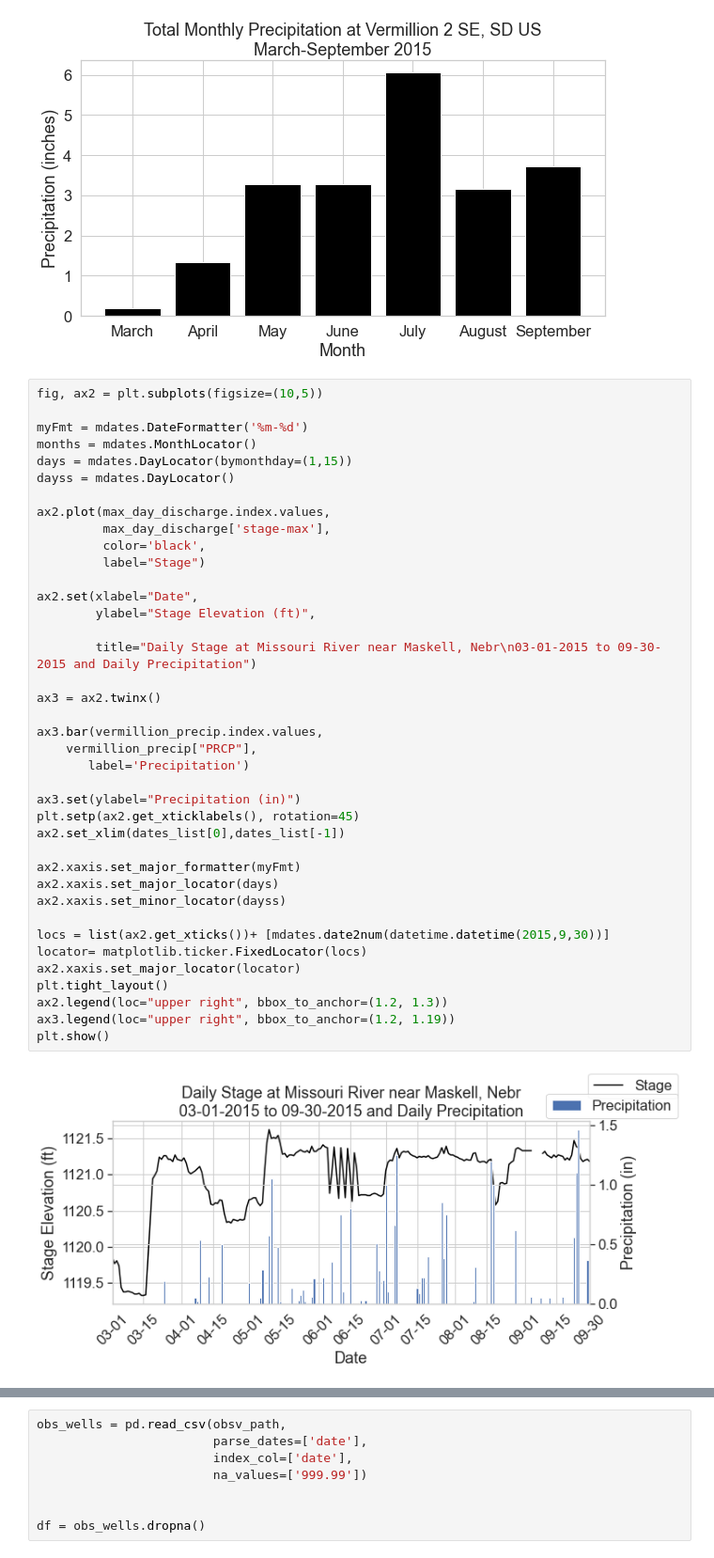
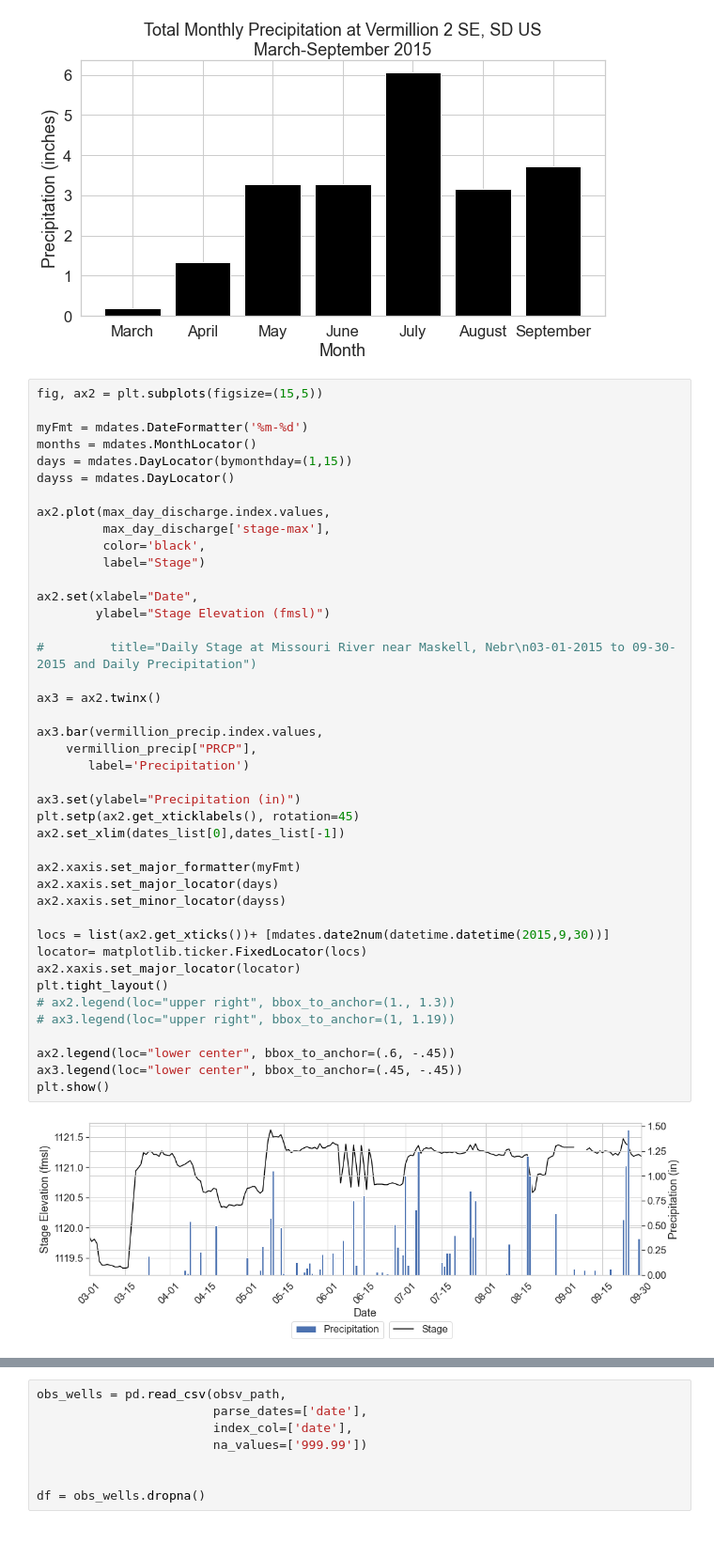
Before and after one commit to nlamkey/LCRWS, a Jupyter notebook: stream-gauge-data.ipynb, the cells around one changed output, grey strips where cells are left out. Shown: that part at 94% size. Drawn from its saved outputs; the diff is of its cells as text.

```diff
--- a/stream-gauge-data.ipynb
+++ b/stream-gauge-data.ipynb
@@ -181,7 +185,7 @@ plt.show()
 # %% [output]
 [figure]
 # %%
-fig, ax2 = plt.subplots(figsize=(10,5))
+fig, ax2 = plt.subplots(figsize=(15,5))
 
 myFmt = mdates.DateFormatter('%m-%d')
 months = mdates.MonthLocator()
@@ -189,38 +193,41 @@ days = mdates.DayLocator(bymonthday=(1,15))
 dayss = mdates.DayLocator()
 
 ax2.plot(max_day_discharge.index.values,
          max_day_discharge['stage-max'],
          color='black',
          label="Stage")
 
 ax2.set(xlabel="Date",
-        ylabel="Stage Elevation (ft)",
+        ylabel="Stage Elevation (fmsl)")
 
-        title="Daily Stage at Missouri River near Maskell, Nebr\n03-01-2015 to 09-30-2015 and Daily Precipitation")
+#         title="Daily Stage at Missouri River near Maskell, Nebr\n03-01-2015 to 09-30-2015 and Daily Precipitation")
 
 ax3 = ax2.twinx()
 
 ax3.bar(vermillion_precip.index.values,
     vermillion_precip["PRCP"],
        label='Precipitation')
 
 ax3.set(ylabel="Precipitation (in)")
 plt.setp(ax2.get_xticklabels(), rotation=45)
 ax2.set_xlim(dates_list[0],dates_list[-1])
 
 ax2.xaxis.set_major_formatter(myFmt)
 ax2.xaxis.set_major_locator(days)
 ax2.xaxis.set_minor_locator(dayss)
 
 locs = list(ax2.get_xticks())+ [mdates.date2num(datetime.datetime(2015,9,30))]
 locator= matplotlib.ticker.FixedLocator(locs)
 ax2.xaxis.set_major_locator(locator)
 plt.tight_layout()
-ax2.legend(loc="upper right", bbox_to_anchor=(1.2, 1.3))
-ax3.legend(loc="upper right", bbox_to_anchor=(1.2, 1.19))
+# ax2.legend(loc="upper right", bbox_to_anchor=(1., 1.3))
+# ax3.legend(loc="upper right", bbox_to_anchor=(1, 1.19))
+
+ax2.legend(loc="lower center", bbox_to_anchor=(.6, -.45))
+ax3.legend(loc="lower center", bbox_to_anchor=(.45, -.45))
 plt.show()
 # %% [output]
-[figure, old version]
+[figure, new version]
 # %%
 pumping_rates = pd.read_csv(pumping_path,
                                        parse_dates=['Date'],
```
Also changed, not shown: parts of 23 cells of this notebook, 35 other files.
